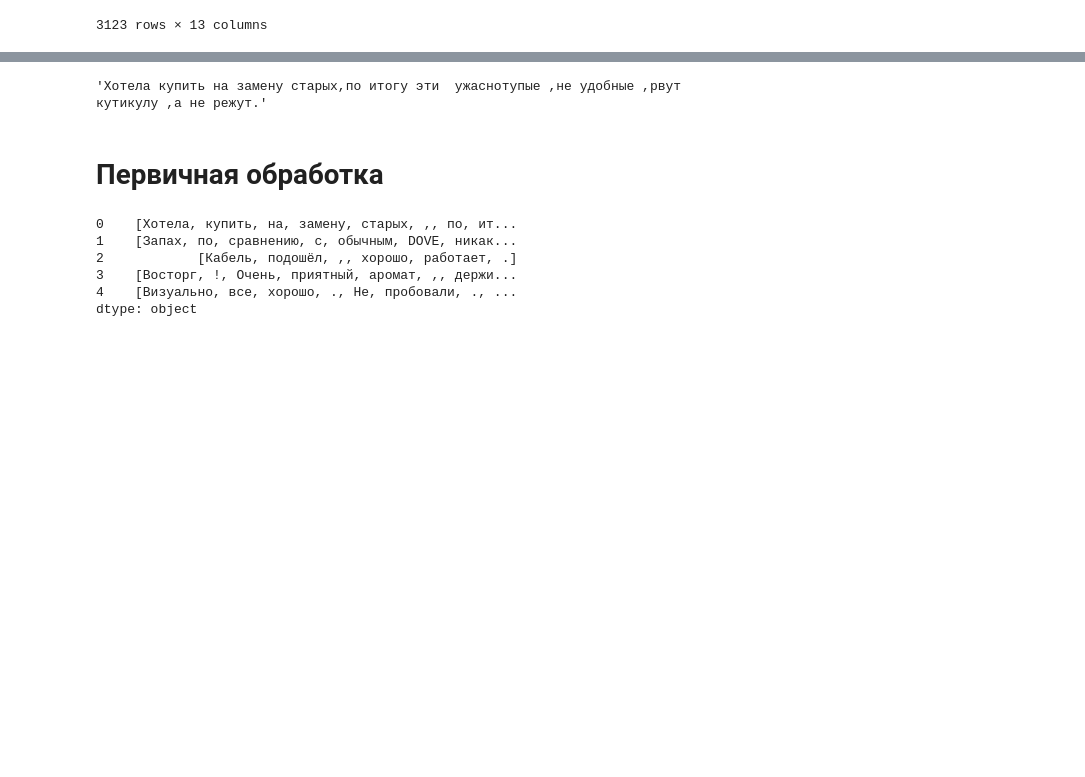
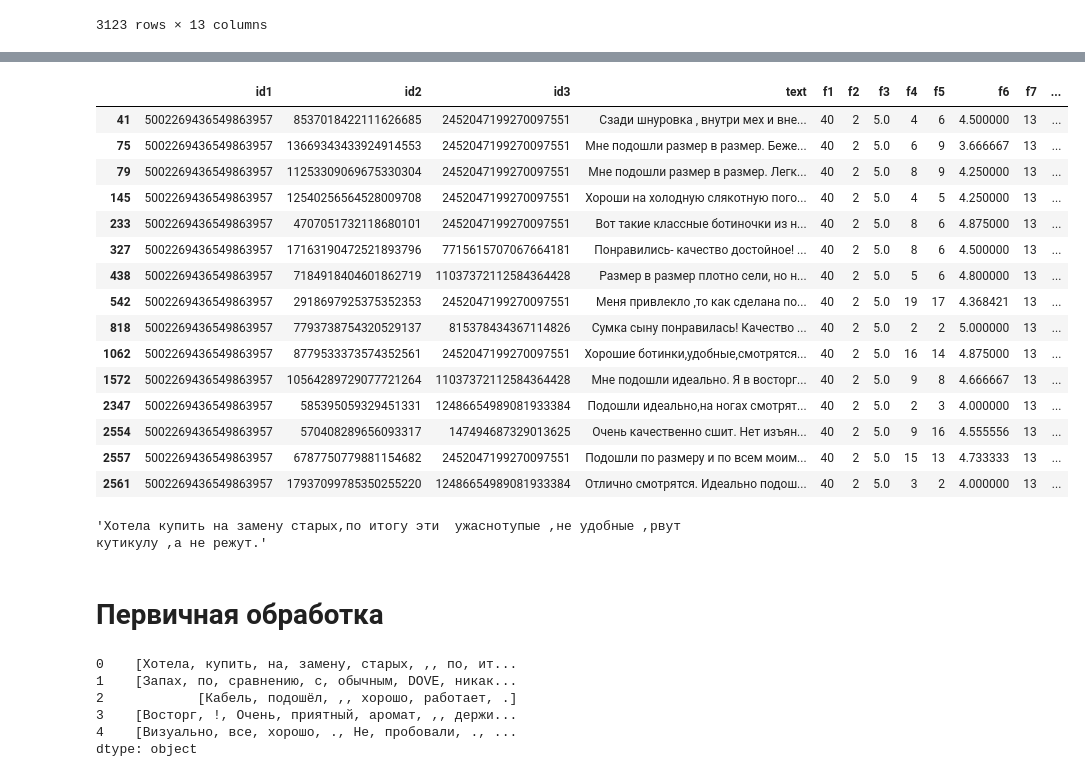
Before and after one commit to AVPankov0/WB_Task2, a Jupyter notebook: WB_Task2_Pankov.ipynb, the cells around one changed output, grey strips where cells are left out. Saved outputs shown, nothing was run; the diff lists cells and outputs as text; code cells hidden in the pictures; blank space fills up the shorter version.

```diff
--- a/WB_Task2_Pankov.ipynb
+++ b/WB_Task2_Pankov.ipynb
@@ -33,3 +81,22 @@ df
+# %%
+df.loc[df['id1'] == df.id1[75]]
+# %% [output]
+|  | id1 | id2 | id3 | text | f1 | f2 | f3 | f4 | f5 | f6 | f7 | ... |
+| 41 | 5002269436549863957 | 8537018422111626685 | 2452047199270097551 | Сзади шнуровка , внутри мех и вне... | 40 | 2 | 5.0 | 4 | 6 | 4.500000 | 13 | ... |
+| 75 | 5002269436549863957 | 13669343433924914553 | 2452047199270097551 | Мне подошли размер в размер. Беже... | 40 | 2 | 5.0 | 6 | 9 | 3.666667 | 13 | ... |
+| 79 | 5002269436549863957 | 11253309069675330304 | 2452047199270097551 | Мне подошли размер в размер. Легк... | 40 | 2 | 5.0 | 8 | 9 | 4.250000 | 13 | ... |
+| 145 | 5002269436549863957 | 12540256564528009708 | 2452047199270097551 | Хороши на холодную слякотную пого... | 40 | 2 | 5.0 | 4 | 5 | 4.250000 | 13 | ... |
+| 233 | 5002269436549863957 | 4707051732118680101 | 2452047199270097551 | Вот такие классные ботиночки из н... | 40 | 2 | 5.0 | 8 | 6 | 4.875000 | 13 | ... |
+| 327 | 5002269436549863957 | 17163190472521893796 | 7715615707067664181 | Понравились- качество достойное! ... | 40 | 2 | 5.0 | 8 | 6 | 4.500000 | 13 | ... |
+| 438 | 5002269436549863957 | 7184918404601862719 | 11037372112584364428 | Размер в размер плотно сели, но н... | 40 | 2 | 5.0 | 5 | 6 | 4.800000 | 13 | ... |
+| 542 | 5002269436549863957 | 2918697925375352353 | 2452047199270097551 | Меня привлекло ,то как сделана по... | 40 | 2 | 5.0 | 19 | 17 | 4.368421 | 13 | ... |
+| 818 | 5002269436549863957 | 7793738754320529137 | 815378434367114826 | Сумка сыну понравилась! Качество ... | 40 | 2 | 5.0 | 2 | 2 | 5.000000 | 13 | ... |
+| 1062 | 5002269436549863957 | 8779533373574352561 | 2452047199270097551 | Хорошие ботинки,удобные,смотрятся... | 40 | 2 | 5.0 | 16 | 14 | 4.875000 | 13 | ... |
+| 1572 | 5002269436549863957 | 10564289729077721264 | 11037372112584364428 | Мне подошли идеально. Я в восторг... | 40 | 2 | 5.0 | 9 | 8 | 4.666667 | 13 | ... |
+| 2347 | 5002269436549863957 | 585395059329451331 | 12486654989081933384 | Подошли идеально,на ногах смотрят... | 40 | 2 | 5.0 | 2 | 3 | 4.000000 | 13 | ... |
+| 2554 | 5002269436549863957 | 570408289656093317 | 147494687329013625 | Очень качественно сшит. Нет изъян... | 40 | 2 | 5.0 | 9 | 16 | 4.555556 | 13 | ... |
+| 2557 | 5002269436549863957 | 6787750779881154682 | 2452047199270097551 | Подошли по размеру и по всем моим... | 40 | 2 | 5.0 | 15 | 13 | 4.733333 | 13 | ... |
+| 2561 | 5002269436549863957 | 17937099785350255220 | 12486654989081933384 | Отлично смотрятся. Идеально подош... | 40 | 2 | 5.0 | 3 | 2 | 4.000000 | 13 | ... |
 # %%
 text = df.text
 # %%
```
Also changed, not shown: parts of 8 cells of this notebook.
